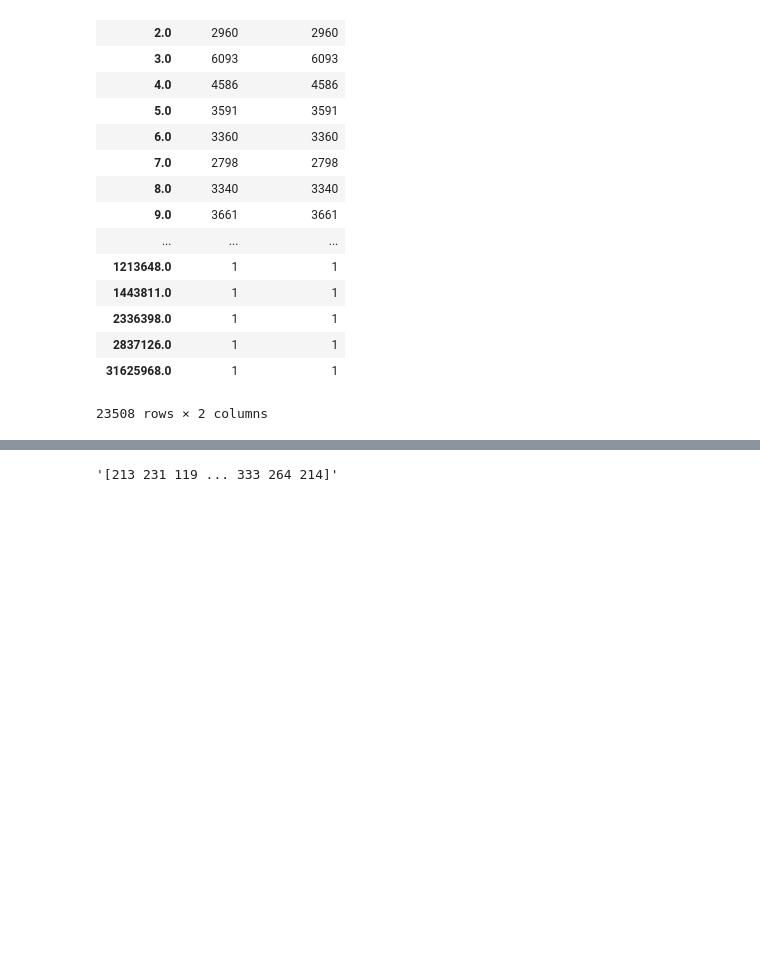
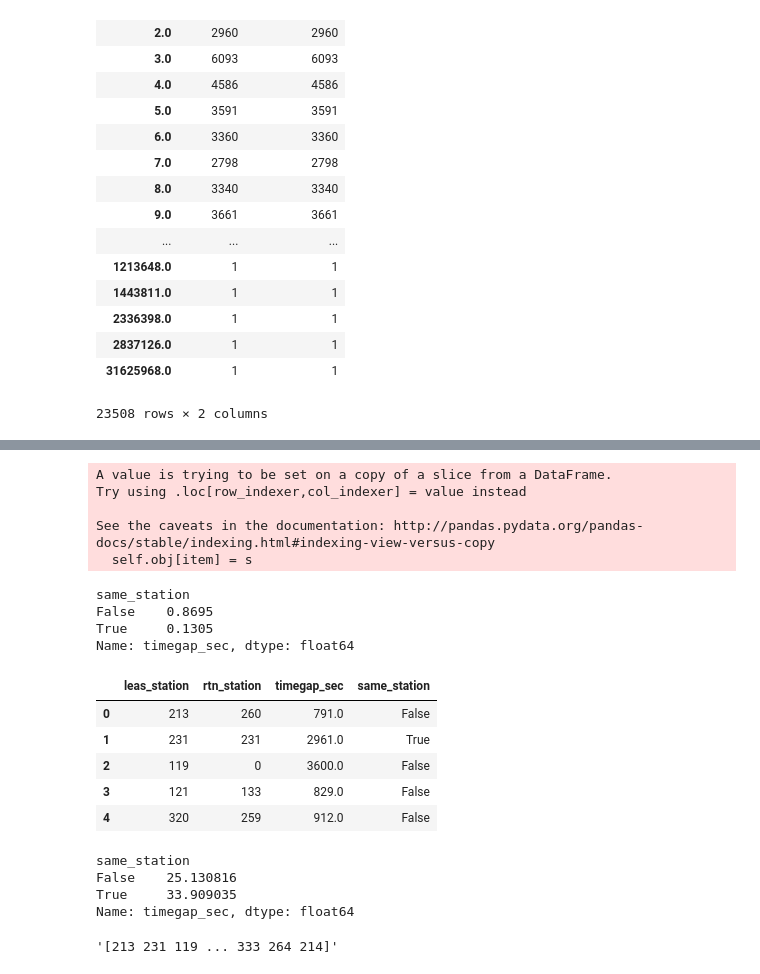
Before and after one commit to jinseriouspark/competition, a Jupyter notebook: goyang_bike/goyang_bike.ipynb, the cells around one changed output, grey strips where cells are left out. Saved outputs shown, nothing was run; the diff lists cells and outputs as text; code cells hidden in the pictures; blank space fills up the shorter version.

```diff
--- a/goyang_bike/goyang_bike.ipynb
+++ b/goyang_bike/goyang_bike.ipynb
@@ -155,3 +163,43 @@ usage.describe
+# %%
+u_toy=usage[['leas_station','rtn_station','timegap_sec']]
+# %%
+# 한번 타고 다시 원래 공간으로 돌아온 사람 : true, 다른 곳으로 이동한 사람 false
+u_toy.loc[ u_toy.leas_station == u_toy.rtn_station,'same_station'] = True
+u_toy.loc[ u_toy.leas_station != u_toy.rtn_station,'same_station'] = False
+# %% [output]
+A value is trying to be set on a copy of a slice from a DataFrame.
+Try using .loc[row_indexer,col_indexer] = value instead
+
+See the caveats in the documentation: http://pandas.pydata.org/pandas-docs/stable/indexing.html#indexing-view-versus-copy
+  self.obj[item] = s
+# %%
+total = u_toy.groupby('same_station')['timegap_sec'].count().sum()
+u_toy.groupby('same_station')['timegap_sec'].count()/total
+# 유저의 87% 가 이동하여 다른 위치에 반납
+# 유저의 13% 만 원래 위치에 반납
+## 신규 정류소는 어디에 노
+# %% [output]
+same_station
+False    0.8695
+True     0.1305
+Name: timegap_sec, dtype: float64
+# %%
+u_toy.head()
+# %% [output]
+|  | leas_station | rtn_station | timegap_sec | same_station |
+| 0 | 213 | 260 | 791.0 | False |
+| 1 | 231 | 231 | 2961.0 | True |
+| 2 | 119 | 0 | 3600.0 | False |
+| 3 | 121 | 133 | 829.0 | False |
+| 4 | 320 | 259 | 912.0 | False |
+# %%
+u_toy.groupby('same_station')['timegap_sec'].mean()/60
+# 한번 타고 다시 돌아온
+# %% [output]
+same_station
+False    25.130816
+True     33.909035
+Name: timegap_sec, dtype: float64
 # %%
 str(usage['leas_station'].values) #& '-' & usage['rtn_station'].str
 # %% [output]
```
Also changed, not shown: parts of 3 cells of this notebook.
